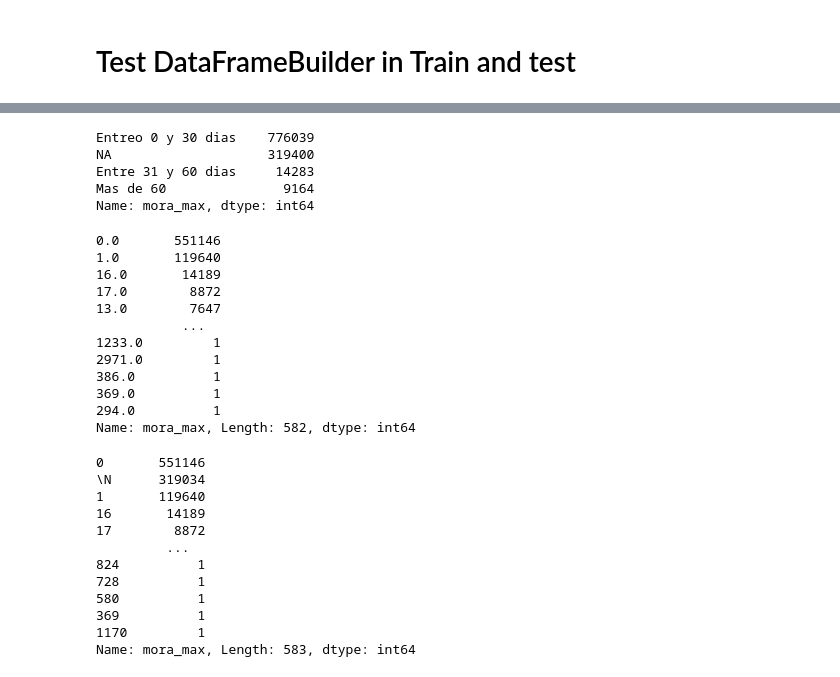
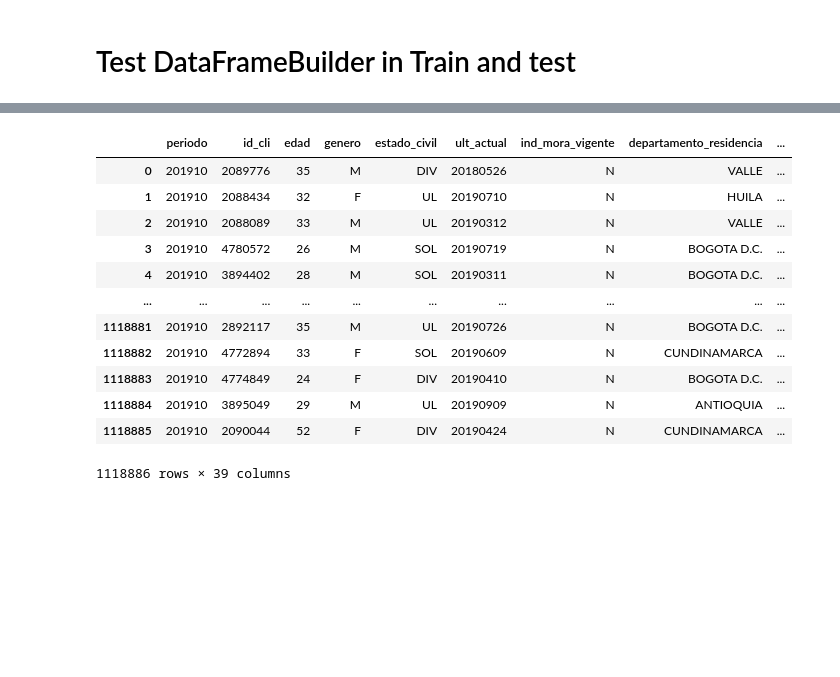
Before and after one commit to abdala9512/bc-dataton, a Jupyter notebook: notebooks/notebook_Miguel.ipynb, the cells around one changed output, grey strips where cells are left out. Cells and saved outputs as stored; diff of their text form; code cells hidden in the pictures; blank space fills up the shorter version.

```diff
--- a/notebooks/notebook_Miguel.ipynb
+++ b/notebooks/notebook_Miguel.ipynb
@@ -329,55 +384,19 @@ df
-# %%
-df2 = df.copy()
-df2['mora_max'] = df2['mora_max'].replace("\\N", np.nan).astype('float')
-
-df2['mora_max'] = np.where(
-               df2['mora_max'] < 30, "Entre 0 y 30 dias",
-               np.where(
-                   df2['mora_max'] < 60, "Entre 31 y 60 dias",
-                   np.where(
-                       df2['mora_max'] > 60, "Mas de 60", "NA"
-                   )
-               )
-)
-
-df2['mora_max'].value_counts()
-# %% [output]
-Entreo 0 y 30 dias    776039
-NA                    319400
-Entre 31 y 60 dias     14283
-Mas de 60               9164
-Name: mora_max, dtype: int64
-# %%
-df2 = df.copy()
-df2['mora_max'] = df2['mora_max'].replace("\\N", np.nan).astype('float64')
-
-df2['mora_max'].value_counts()
-# %% [output]
-0.0       551146
-1.0       119640
-16.0       14189
-17.0        8872
-13.0        7647
-           ...
-1233.0         1
-2971.0         1
-386.0          1
-369.0          1
-294.0          1
-Name: mora_max, Length: 582, dtype: int64
-# %%
-
-df['mora_max'].value_counts()
-# %% [output]
-0       551146
-\N      319034
-1       119640
-16       14189
-17        8872
-         ...
-824          1
-728          1
-580          1
-369          1
-1170         1
-Name: mora_max, Length: 583, dtype: int64
+# %%
+import pandas as pd
+
+pycaret_df = pd.read_csv("cleaned_df.csv")
+pycaret_df
+# %% [output]
+|  | periodo | id_cli | edad | genero | estado_civil | ult_actual | ind_mora_vigente | departamento_residencia | ... |
+| 0 | 201910 | 2089776 | 35 | M | DIV | 20180526 | N | VALLE | ... |
+| 1 | 201910 | 2088434 | 32 | F | UL | 20190710 | N | HUILA | ... |
+| 2 | 201910 | 2088089 | 33 | M | UL | 20190312 | N | VALLE | ... |
+| 3 | 201910 | 4780572 | 26 | M | SOL | 20190719 | N | BOGOTA D.C. | ... |
+| 4 | 201910 | 3894402 | 28 | M | SOL | 20190311 | N | BOGOTA D.C. | ... |
+| ... | ... | ... | ... | ... | ... | ... | ... | ... | ... |
+| 1118881 | 201910 | 2892117 | 35 | M | UL | 20190726 | N | BOGOTA D.C. | ... |
+| 1118882 | 201910 | 4772894 | 33 | F | SOL | 20190609 | N | CUNDINAMARCA | ... |
+| 1118883 | 201910 | 4774849 | 24 | F | DIV | 20190410 | N | BOGOTA D.C. | ... |
+| 1118884 | 201910 | 3895049 | 29 | M | UL | 20190909 | N | ANTIOQUIA | ... |
+| 1118885 | 201910 | 2090044 | 52 | F | DIV | 20190424 | N | CUNDINAMARCA | ... |
+1118886 rows × 39 columns
```
Also changed, not shown: parts of 36 cells of this notebook, 1 other file.
